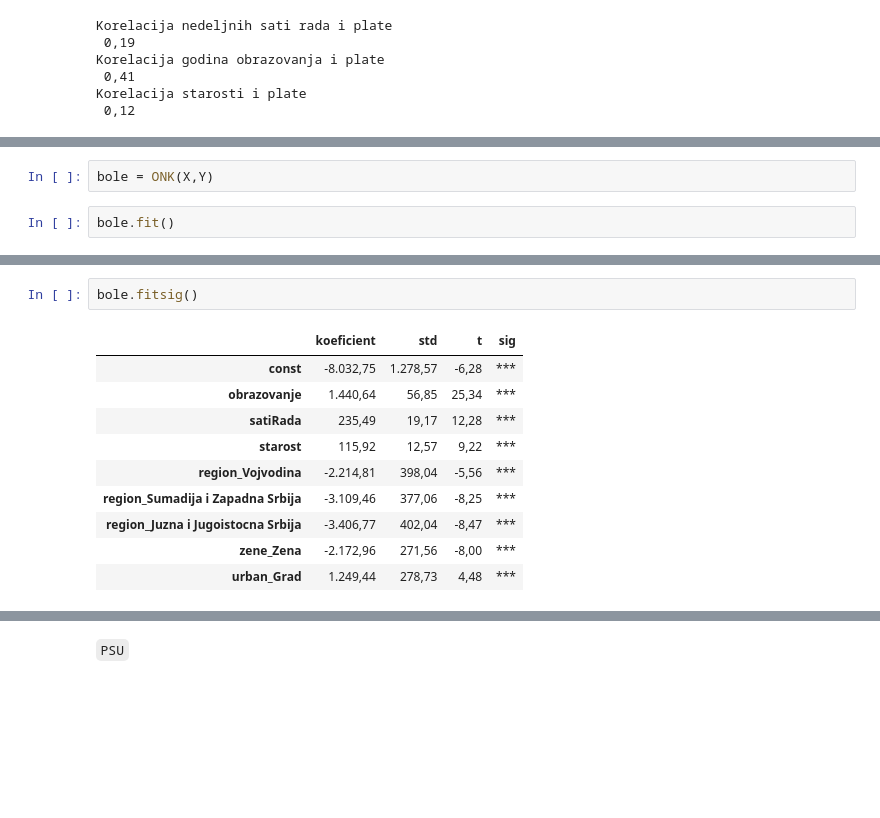
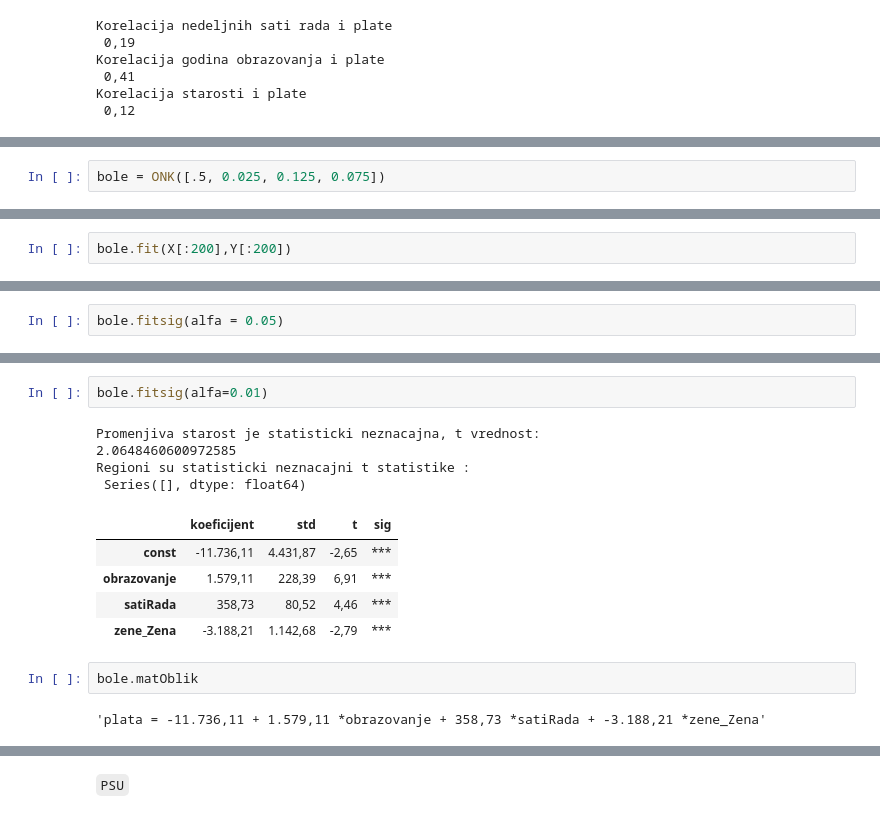
Before and after one commit to BogdanSliskovic/LSMS2007, a Jupyter notebook: TeorijaUzoraka.ipynb, the cells around one changed output, grey strips where cells are left out. Cells and saved outputs as stored; diff of their text form; blank space fills up the shorter version.

```diff
--- a/TeorijaUzoraka.ipynb
+++ b/TeorijaUzoraka.ipynb
@@ -520,6 +556,4 @@ def vestackePromenjive(df):
 X = vestackePromenjive(df)
 Y = df['plata']
 # %%
-bole = ONK(X,Y)
+bole = ONK([.5, 0.025, 0.125, 0.075])
-# %%
-bole.fit()
@@ -540,0 +560,2 @@ bole.matOblik()
+# %%
+bole.fit(X[:200],Y[:200])
@@ -540,0 +573,2 @@ bole.matOblik()
+# %%
+bole.fitsig(alfa = 0.05)
@@ -541,16 +589,19 @@ bole.matOblik()
 # %%
-bole.fitsig()
+bole.fitsig(alfa=0.01)
 # %% [output]
+Promenjiva starost je statisticki neznacajna, t vrednost:
+2.0648460600972585
+Regioni su statisticki neznacajni t statistike :
+ Series([], dtype: float64)
-|  | koeficient | std | t | sig |
-| const | -8.032,75 | 1.278,57 | -6,28 | *** |
-| obrazovanje | 1.440,64 | 56,85 | 25,34 | *** |
-| satiRada | 235,49 | 19,17 | 12,28 | *** |
-| starost | 115,92 | 12,57 | 9,22 | *** |
-| region_Vojvodina | -2.214,81 | 398,04 | -5,56 | *** |
-| region_Sumadija i Zapadna Srbija | -3.109,46 | 377,06 | -8,25 | *** |
-| region_Juzna i Jugoistocna Srbija | -3.406,77 | 402,04 | -8,47 | *** |
-| zene_Zena | -2.172,96 | 271,56 | -8,00 | *** |
-| urban_Grad | 1.249,44 | 278,73 | 4,48 | *** |
+|  | koeficijent | std | t | sig |
+| const | -11.736,11 | 4.431,87 | -2,65 | *** |
+| obrazovanje | 1.579,11 | 228,39 | 6,91 | *** |
+| satiRada | 358,73 | 80,52 | 4,46 | *** |
+| zene_Zena | -3.188,21 | 1.142,68 | -2,79 | *** |
+# %%
+bole.matOblik
+# %% [output]
+'plata = -11.736,11 + 1.579,11 *obrazovanje + 358,73 *satiRada + -3.188,21 *zene_Zena'
 # %%
 Ytotal = df['plata'].sum()
 Ybar = df['plata'].mean()
```
Also changed, not shown: parts of 16 cells of this notebook, 1 other file.
